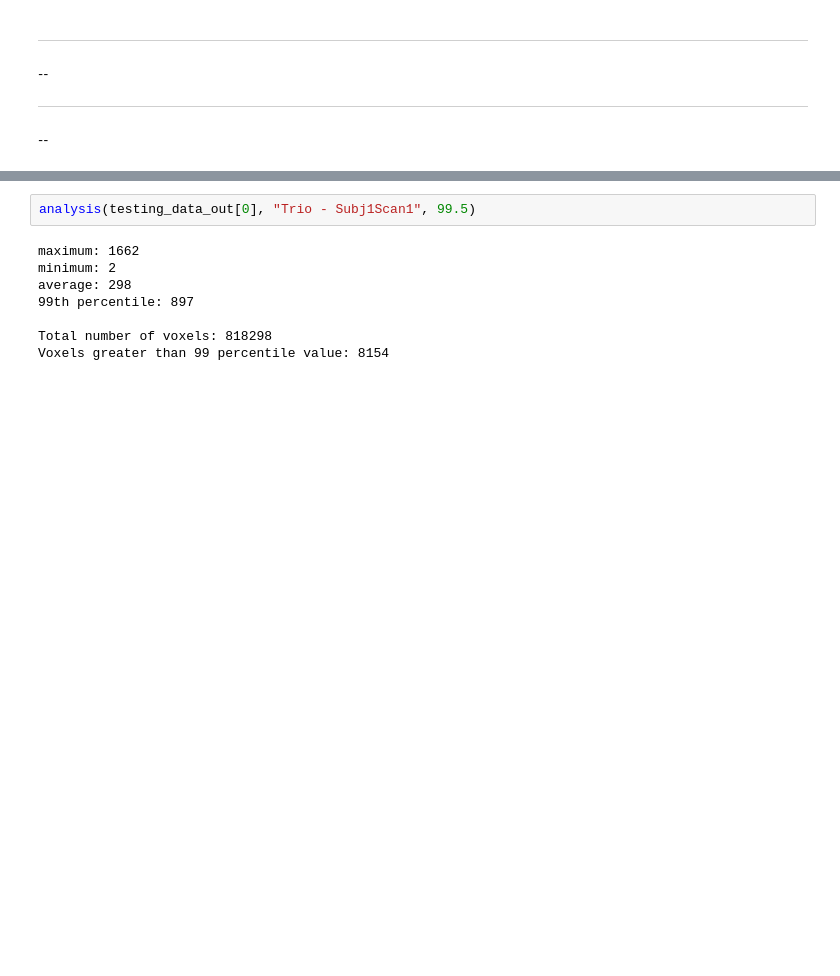
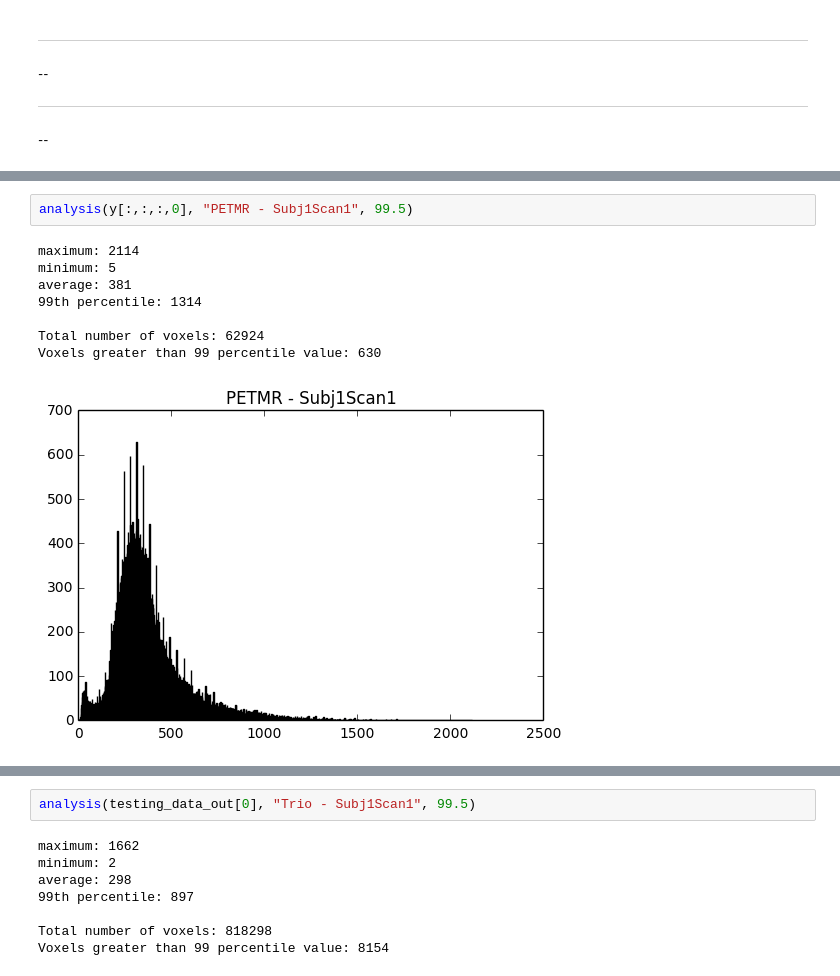
Before and after one commit to shivamdhall/MRIDataHarmonisation, a Jupyter notebook: Development/Analysis of Scans.ipynb, the cells around one changed output, grey strips where cells are left out. Drawn from its saved outputs; the diff is of its cells as text; blank space fills up the shorter version.

```diff
--- a/Development/Analysis of Scans.ipynb
+++ b/Development/Analysis of Scans.ipynb
@@ -112,3 +126,14 @@ Number of scans used for testing output: 2
+# %%
+analysis(y[:,:,:,0], "PETMR - Subj1Scan1", 99.5)
+# %% [output]
+maximum: 2114
+minimum: 5
+average: 381
+99th percentile: 1314
+
+Total number of voxels: 62924
+Voxels greater than 99 percentile value: 630
+[figure, added]
 # %%
 analysis(testing_data_inp[0], "PETMR - Subj1Scan1", 99.5)
 # %% [output]
```
Also changed, not shown: parts of 9 cells of this notebook, 2 other files.
